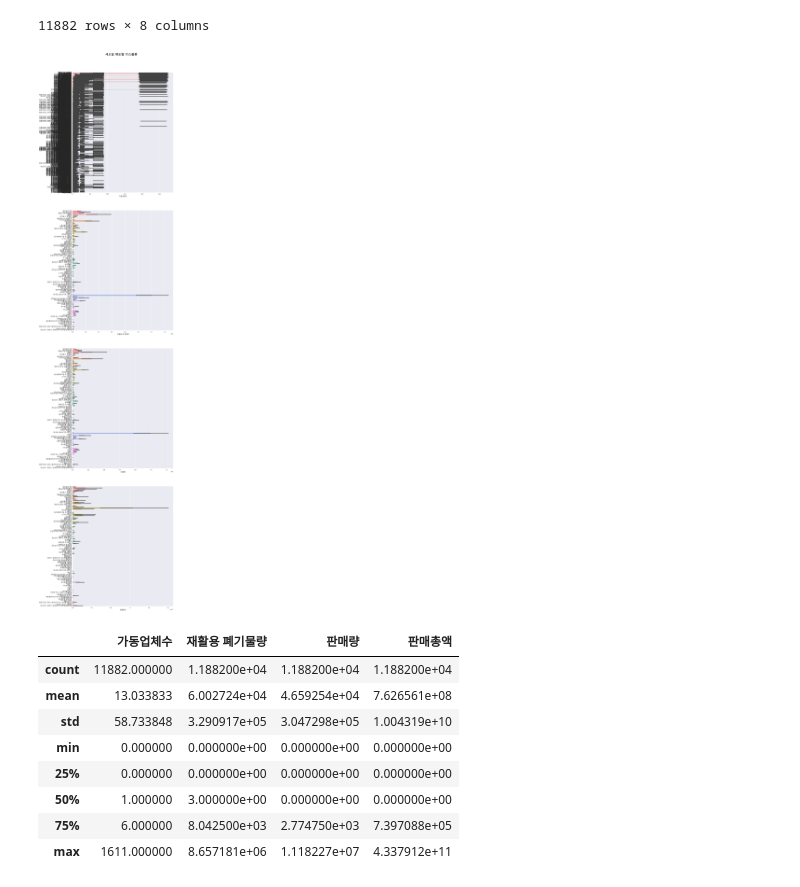
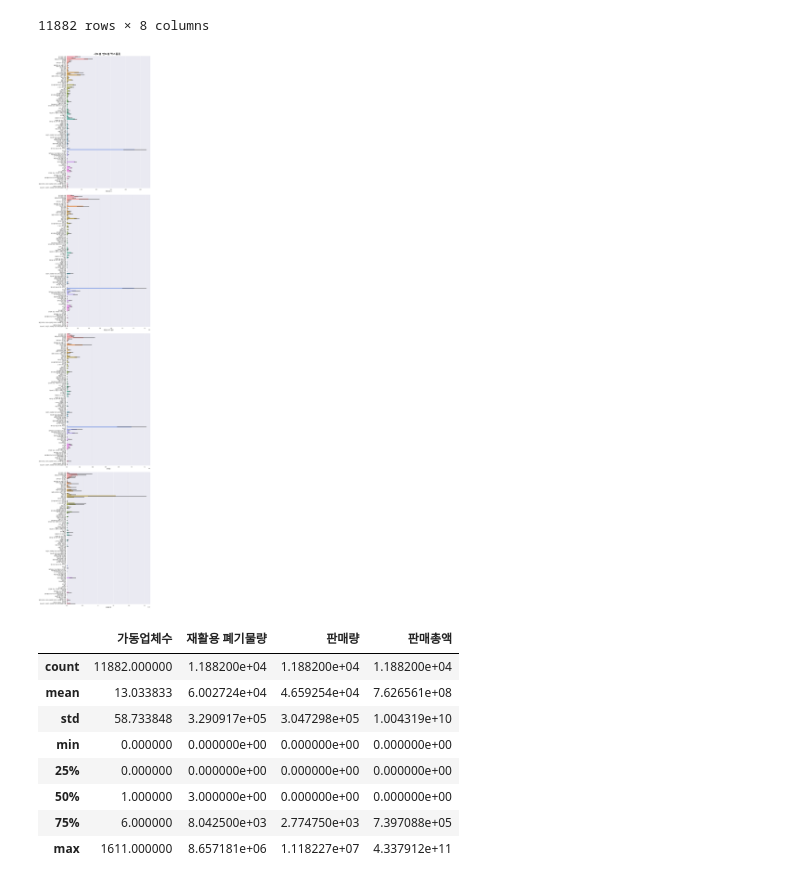
Before and after one commit to huitaek/project_mini_analyze_waste, a Jupyter notebook: src/EDA_hitagi.ipynb, the cells around one changed output. Cells and saved outputs as stored; diff of their text form; code cells hidden in the pictures.

Commit message:
data cleansing

```diff
--- a/src/EDA_hitagi.ipynb
+++ b/src/EDA_hitagi.ipynb
@@ -58,13 +58,3 @@ dtypes: int64(1), object(5)
 memory usage: 109.8+ KB
 # %% [markdown]
 ##### 결측치 탐색 및 처리
-# %%
-# 실질적 결측치 처리
-
-df['일반폐기물재활용률'].unique() # '-' 값 존재 (실질적 결측치)
-
-condition = df['일반폐기물재활용률'] == '-'
-
-print(len(df[condition]))
-
-df.replace('-', np.nan, inplace=True) # '-' 널값으로 대치
@@ -437,18 +424,3 @@ dtypes: int64(1), object(4)
 memory usage: 384.1+ KB
 # %% [markdown]
 ##### 결측치 탐색 및 처리
-# %%
-# 결측치 탐색
-
-print(df.isnull().sum())
-
-
-# 실질적 결측치 탐색 처리
-
-df['주민1인당 생활폐기물배출량'].unique() # '-' 값 존재 (실질적 결측치)
-
-condition = df['주민1인당 생활폐기물배출량'] == '-'
-
-print(len(df[condition]))
-
-df.replace('-', np.nan, inplace=True) # '-' 널값으로 대치
@@ -539,13 +501,3 @@ dtype: int64
-# %%
-# 자료형 변환
-
-df['year'] = df['year'].astype('object')
-
-df['주민1인당 생활폐기물배출량'] = df['주민1인당 생활폐기물배출량'].astype('float')
-
-df['생활폐기물발생량'] = df['생활폐기물발생량'].astype('float')
-
-df['주민등록인구'] = df['주민등록인구'].astype('int32')
 # %% [markdown]
 ##### 기술통계
 # %%
@@ -830,7 +782,7 @@ plt.show()
 # %% [markdown]
 ### 1.0 데이터 불러오기
 # %%
-df = pd.read_csv(get_file_dir('refined','폐기물 재활용실적 및 업체현황(10-19).csv'))
+df = pd.read_csv(get_file_dir('refined','폐기물 재활용실적 및 업체현황(10-19).csv'), encoding='CP949')
 # %% [markdown]
 ### 2.0 데이터 탐색 및 전처리
 # %%
@@ -991,25 +931,25 @@ df_sido
 # %%
 # 시도별 연도별 박스플롯
 from numpy import mean
 
 def get_box_plot():
-    fig, axes = plt.subplots(4, 1, figsize=(12,60))
-    sns.barplot(x='가동업체수', y='폐기물 소분류', data=df_sido, ax = axes[0], estimator=mean, order = list(df_sido.sort_values('가동업체수', ascending=False)['폐기물 소분류']))
+    fig, axes = plt.subplots(4, 1, figsize=(12,72))
+    sns.barplot(x='가동업체수', y='폐기물 소분류', data=df_sido, ax = axes[0], estimator=mean)
     sns.barplot(x='재활용 폐기물량', y='폐기물 소분류', data=df_sido, ax = axes[1], estimator=mean)
     sns.barplot(x='판매량', y='폐기물 소분류', data=df_sido, ax = axes[2], estimator=mean)
     sns.barplot(x='판매총액', y='폐기물 소분류', data=df_sido, ax = axes[3], estimator=mean)
     plt.suptitle('시도별 연도별 박스플롯', fontsize=20, weight='bold')
-    fig.subplots_adjust(top=0.95, hspace=0.15)
+    fig.subplots_adjust(top=0.975, hspace=0.05)
 
     for ax in axes:
         ax.set(ylabel=None)
 
     plt.show()
     return df_sido.describe()
 
 get_box_plot()
 # %% [output]
-[figure, old version]
+[figure, new version]
 |  | 가동업체수 | 재활용 폐기물량 | 판매량 | 판매총액 |
 | count | 11882.000000 | 1.188200e+04 | 1.188200e+04 | 1.188200e+04 |
 | mean | 13.033833 | 6.002724e+04 | 4.659254e+04 | 7.626561e+08 |
```
Also changed, not shown: parts of 20 cells of this notebook, 4 other files.
